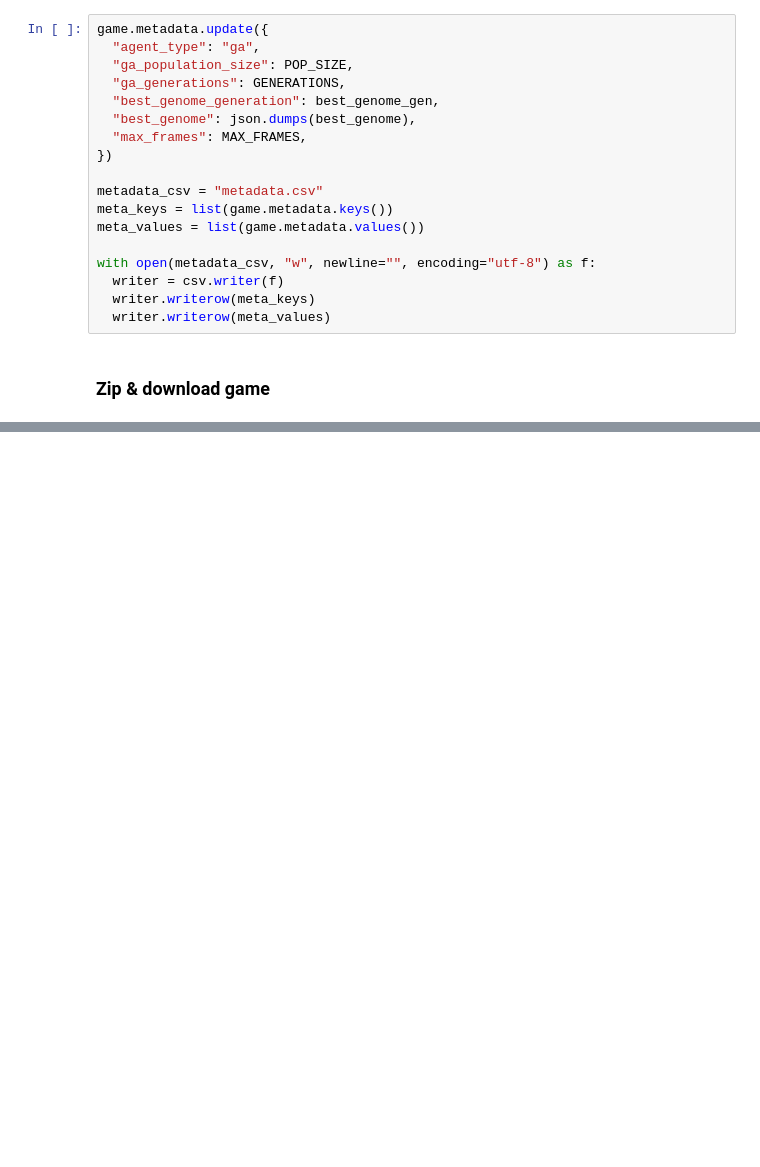
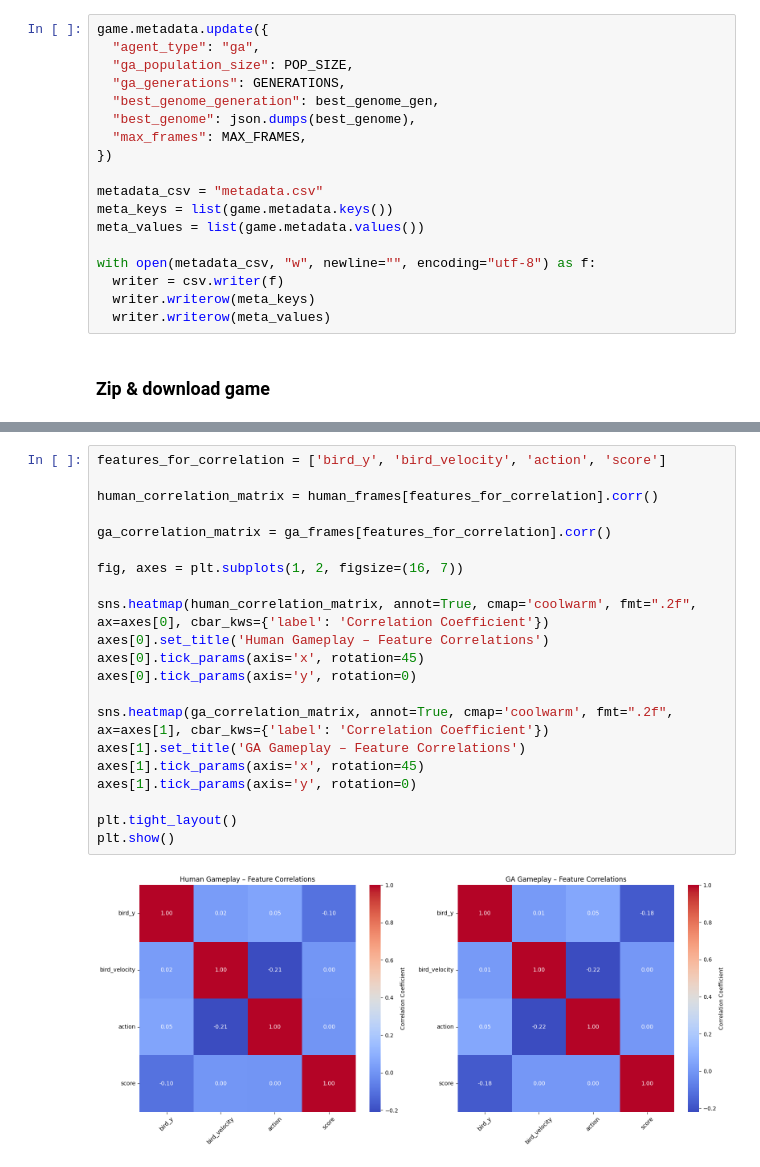
Before and after one commit to Rei0101/JS-FlappyBird, a Jupyter notebook: notebooks/HumanVsAIFlappyBirdGameplayAnalysis.ipynb, the cells around one changed output, grey strips where cells are left out. Drawn from its saved outputs; the diff is of its cells as text; blank space fills up the shorter version.

```diff
--- a/notebooks/HumanVsAIFlappyBirdGameplayAnalysis.ipynb
+++ b/notebooks/HumanVsAIFlappyBirdGameplayAnalysis.ipynb
@@ -533,0 +1229,23 @@ files.download(zip_filename)
+# %%
+features_for_correlation = ['bird_y', 'bird_velocity', 'action', 'score']
+
+human_correlation_matrix = human_frames[features_for_correlation].corr()
+
+ga_correlation_matrix = ga_frames[features_for_correlation].corr()
+
+fig, axes = plt.subplots(1, 2, figsize=(16, 7))
+
+sns.heatmap(human_correlation_matrix, annot=True, cmap='coolwarm', fmt=".2f", ax=axes[0], cbar_kws={'label': 'Correlation Coefficient'})
+axes[0].set_title('Human Gameplay – Feature Correlations')
+axes[0].tick_params(axis='x', rotation=45)
+axes[0].tick_params(axis='y', rotation=0)
+
+sns.heatmap(ga_correlation_matrix, annot=True, cmap='coolwarm', fmt=".2f", ax=axes[1], cbar_kws={'label': 'Correlation Coefficient'})
+axes[1].set_title('GA Gameplay – Feature Correlations')
+axes[1].tick_params(axis='x', rotation=45)
+axes[1].tick_params(axis='y', rotation=0)
+
+plt.tight_layout()
+plt.show()
+# %% [output]
+[figure, added]
```
Also changed, not shown: parts of 90 cells of this notebook.
